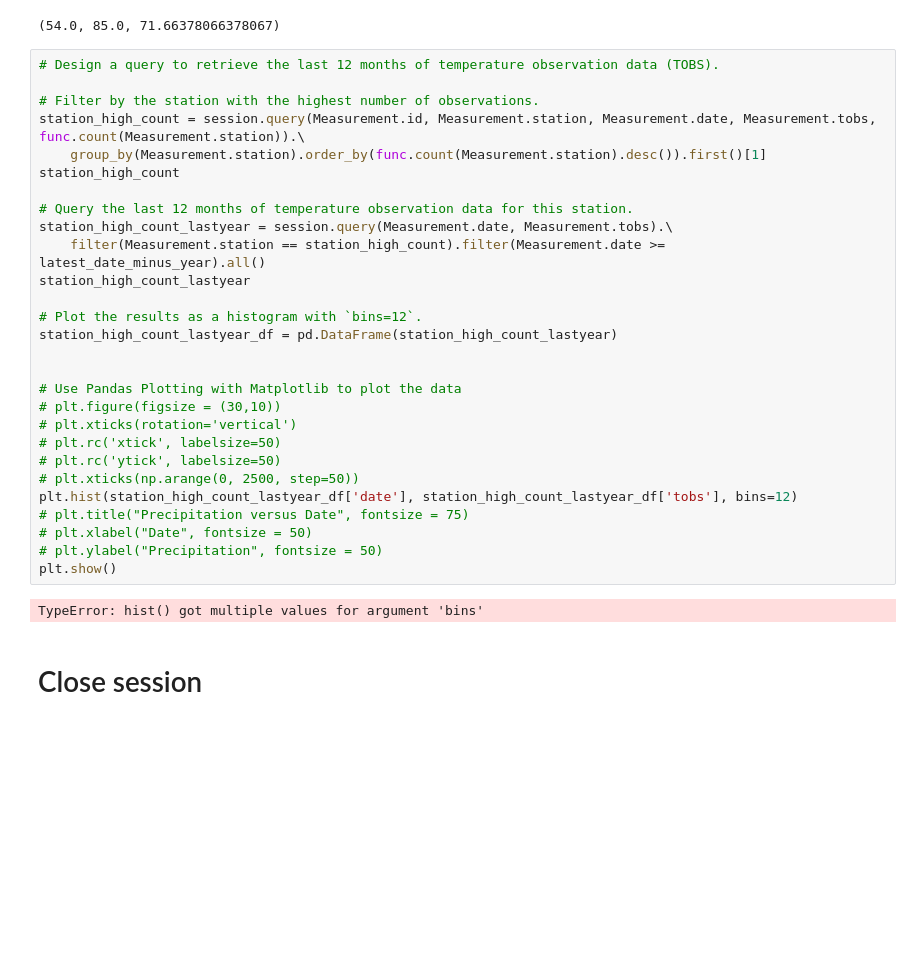
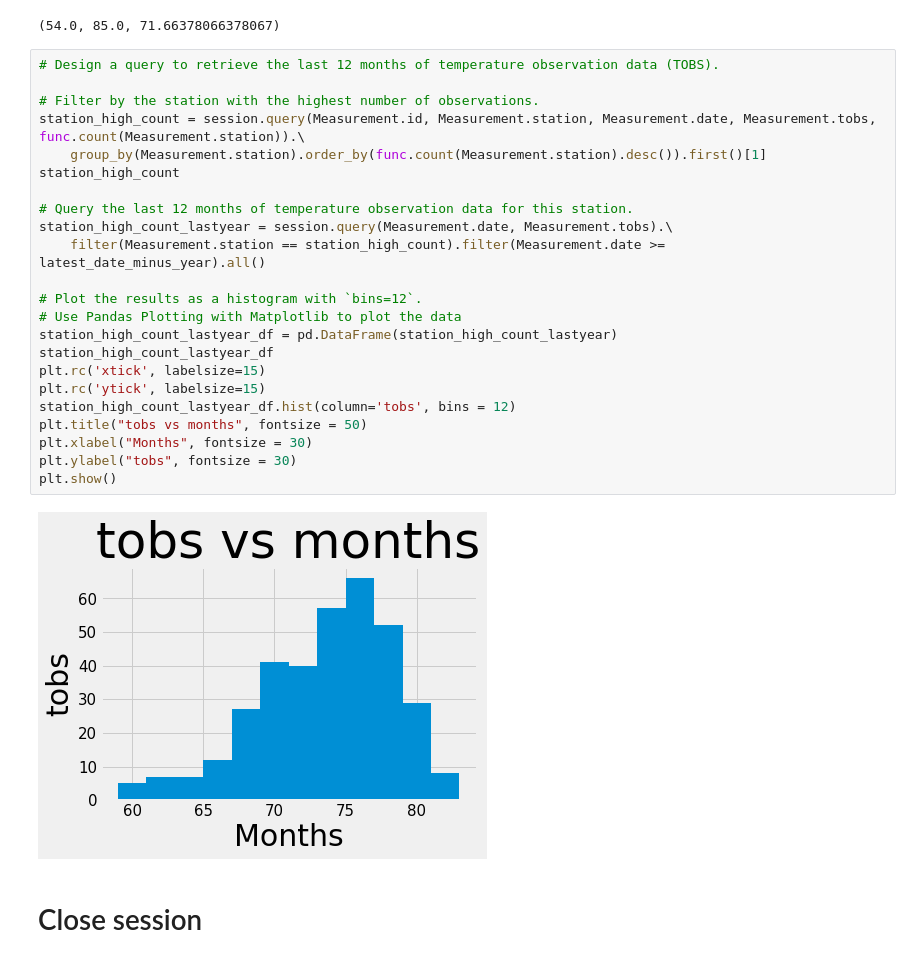
Before and after one commit to johnclos/sqlalchemy-challenge, a Jupyter notebook: climate_starter-mine.ipynb, the cells around one changed output. Drawn from its saved outputs; the diff is of its cells as text; blank space fills up the shorter version.

```diff
--- a/climate_starter-mine.ipynb
+++ b/climate_starter-mine.ipynb
@@ -149,33 +149,28 @@ session.query(func.min(Measurement.tobs), func.max(Measurement.tobs), func.avg(M
 # %%
 # Design a query to retrieve the last 12 months of temperature observation data (TOBS).
 
 # Filter by the station with the highest number of observations.
 station_high_count = session.query(Measurement.id, Measurement.station, Measurement.date, Measurement.tobs, func.count(Measurement.station)).\
     group_by(Measurement.station).order_by(func.count(Measurement.station).desc()).first()[1]
 station_high_count
 
 # Query the last 12 months of temperature observation data for this station.
 station_high_count_lastyear = session.query(Measurement.date, Measurement.tobs).\
     filter(Measurement.station == station_high_count).filter(Measurement.date >= latest_date_minus_year).all()
-station_high_count_lastyear
 
 # Plot the results as a histogram with `bins=12`.
+# Use Pandas Plotting with Matplotlib to plot the data
 station_high_count_lastyear_df = pd.DataFrame(station_high_count_lastyear)
-
-
-# Use Pandas Plotting with Matplotlib to plot the data
-# plt.figure(figsize = (30,10))
-# plt.xticks(rotation='vertical')
-# plt.rc('xtick', labelsize=50)
-# plt.rc('ytick', labelsize=50)
-# plt.xticks(np.arange(0, 2500, step=50))
-plt.hist(station_high_count_lastyear_df['date'], station_high_count_lastyear_df['tobs'], bins=12)
-# plt.title("Precipitation versus Date", fontsize = 75)
-# plt.xlabel("Date", fontsize = 50)
-# plt.ylabel("Precipitation", fontsize = 50)
+station_high_count_lastyear_df
+plt.rc('xtick', labelsize=15)
+plt.rc('ytick', labelsize=15)
+station_high_count_lastyear_df.hist(column='tobs', bins = 12)
+plt.title("tobs vs months", fontsize = 50)
+plt.xlabel("Months", fontsize = 30)
+plt.ylabel("tobs", fontsize = 30)
 plt.show()
 # %% [output]
-TypeError: hist() got multiple values for argument 'bins'
+[figure, added]
 # %% [markdown]
 # Close session
 # %%
```
Also changed, not shown: 1 other file.
